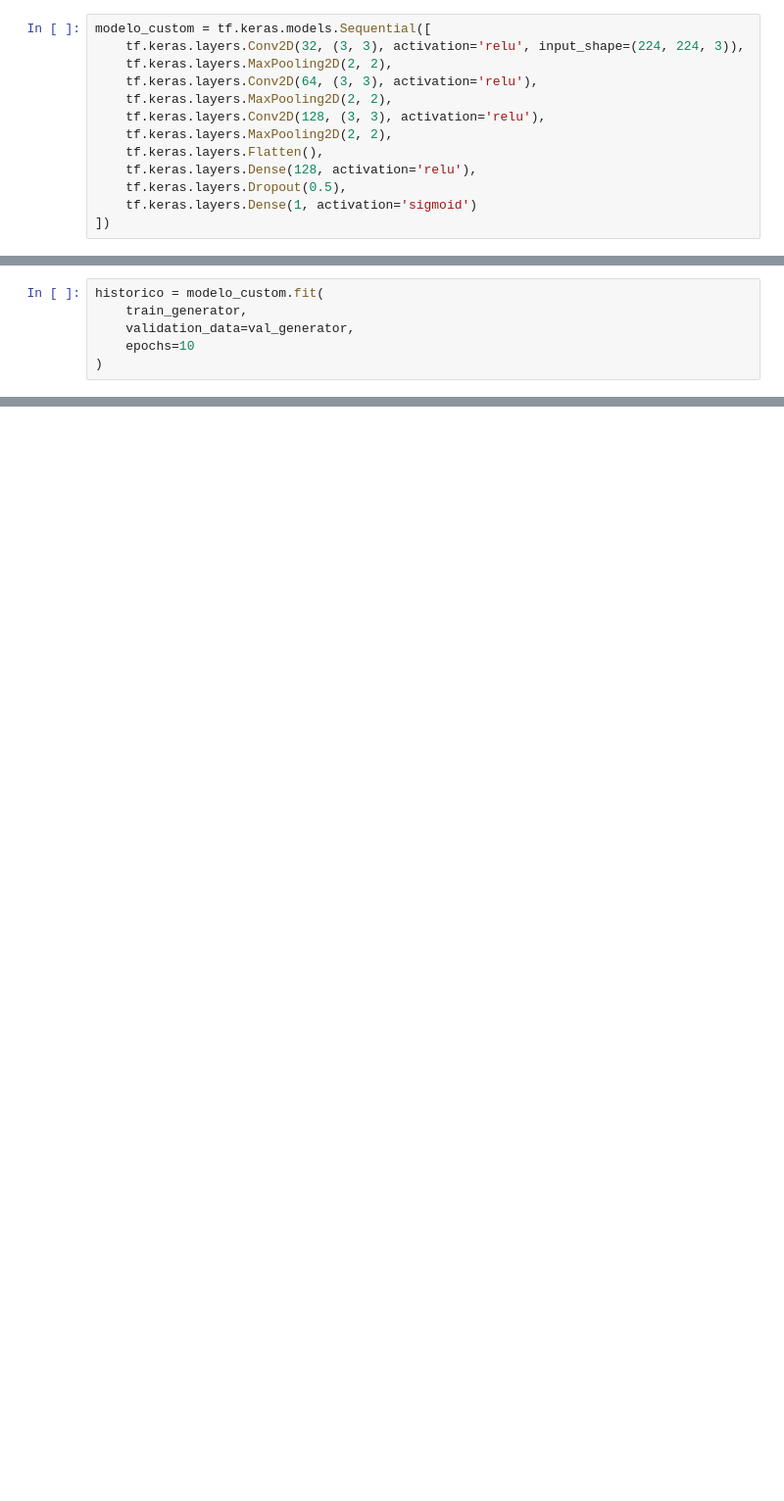
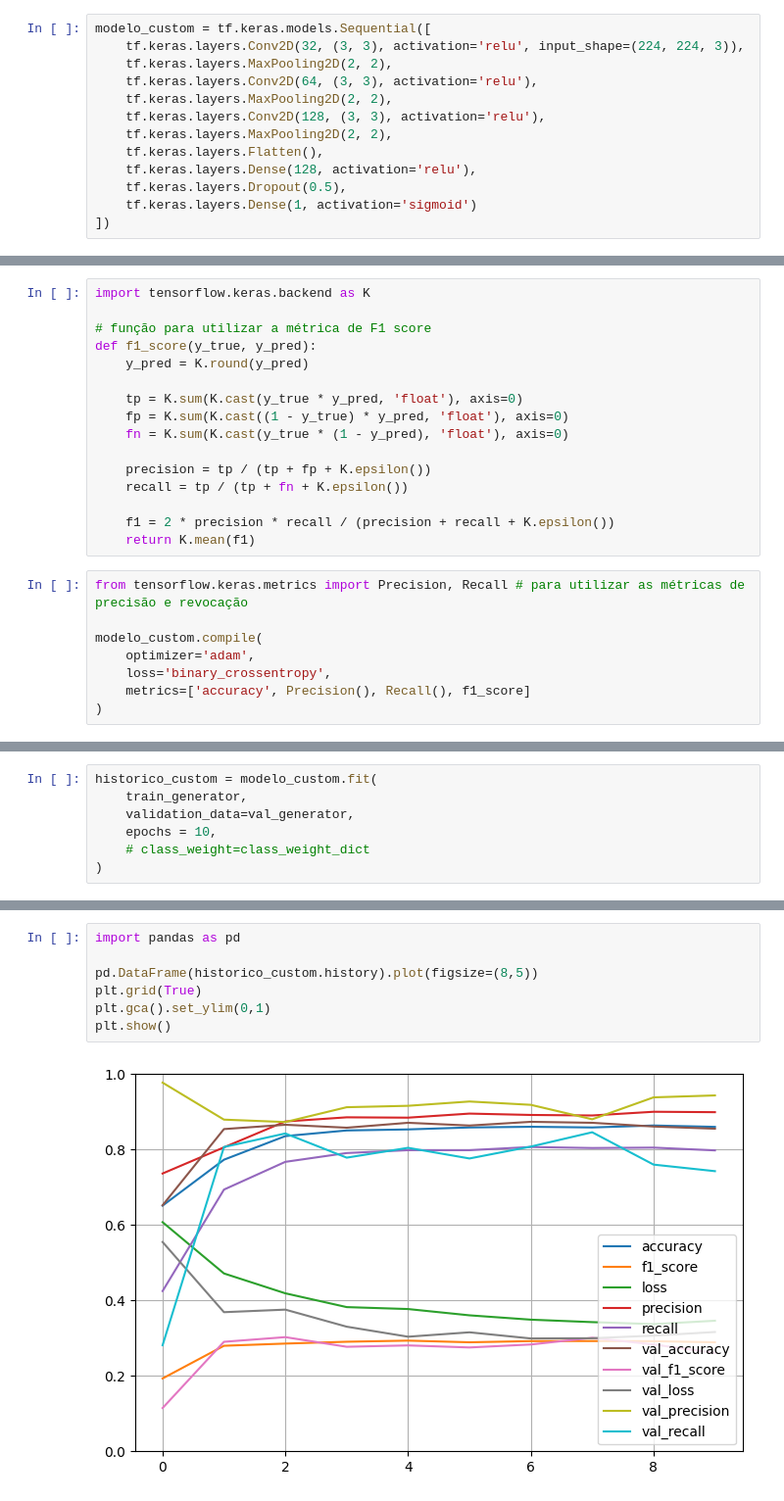
Before and after one commit to isismeira/diagnostico_melanoma_cnns, a Jupyter notebook: melanoma.ipynb, the cells around one changed output, grey strips where cells are left out. Shown at 98% size. Drawn from its saved outputs; the diff is of its cells as text; blank space fills up the shorter version.

```diff
--- a/melanoma.ipynb
+++ b/melanoma.ipynb
@@ -165,0 +142,24 @@ modelo_custom.compile(optimizer='adam', loss='binary_crossentropy', metrics=['ac
+# %%
+import tensorflow.keras.backend as K
+
+# função para utilizar a métrica de F1 score
+def f1_score(y_true, y_pred):
+    y_pred = K.round(y_pred)
+
+    tp = K.sum(K.cast(y_true * y_pred, 'float'), axis=0)
+    fp = K.sum(K.cast((1 - y_true) * y_pred, 'float'), axis=0)
+    fn = K.sum(K.cast(y_true * (1 - y_pred), 'float'), axis=0)
+
+    precision = tp / (tp + fp + K.epsilon())
+    recall = tp / (tp + fn + K.epsilon())
+
+    f1 = 2 * precision * recall / (precision + recall + K.epsilon())
+    return K.mean(f1)
+# %%
+from tensorflow.keras.metrics import Precision, Recall # para utilizar as métricas de precisão e revocação
+
+modelo_custom.compile(
+    optimizer='adam',
+    loss='binary_crossentropy',
+    metrics=['accuracy', Precision(), Recall(), f1_score]
+)
@@ -166,8 +187,9 @@ modelo_custom.compile(optimizer='adam', loss='binary_crossentropy', metrics=['ac
 # %%
-historico = modelo_custom.fit(
+historico_custom = modelo_custom.fit(
     train_generator,
     validation_data=val_generator,
-    epochs=10
+    epochs = 10,
+    # class_weight=class_weight_dict
 )
 # %% [output]
 Epoch 1/10
@@ -192,0 +215,9 @@ Epoch 10/10
+# %%
+import pandas as pd
+
+pd.DataFrame(historico_custom.history).plot(figsize=(8,5))
+plt.grid(True)
+plt.gca().set_ylim(0,1)
+plt.show()
+# %% [output]
+[figure, added]
```
Also changed, not shown: parts of 20 cells of this notebook.
